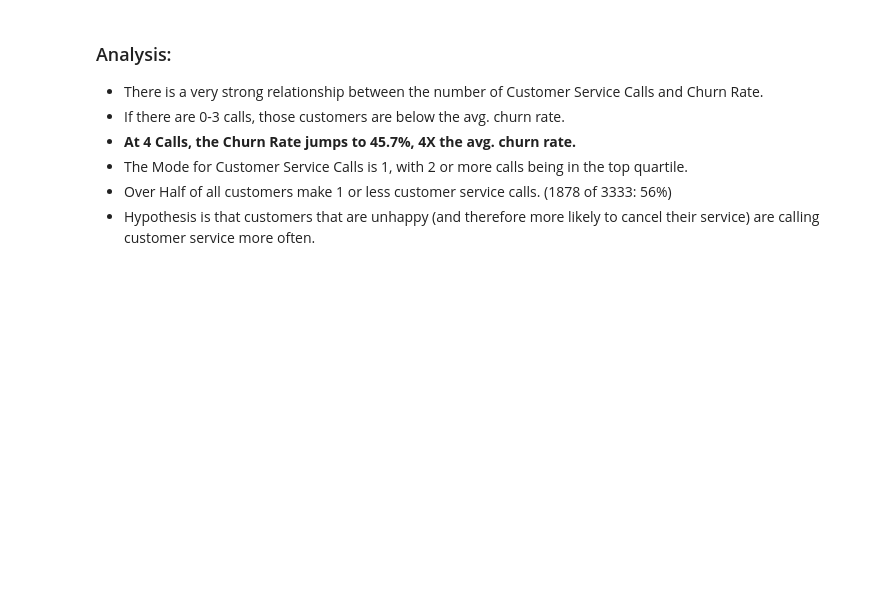
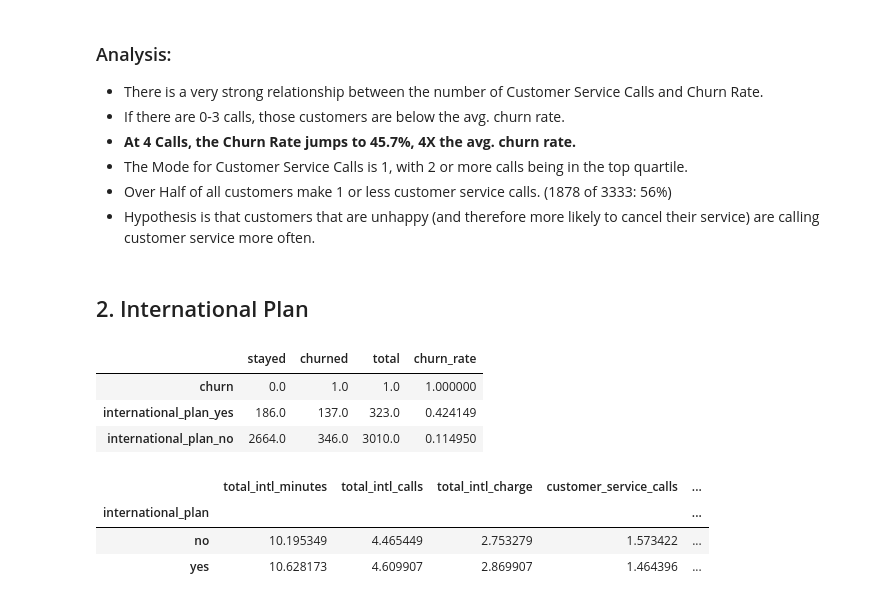
Before and after one commit to waruhiuuu/phase-3-individual-project, a Jupyter notebook: SyriaTel Customer Churn.ipynb, the cells around one changed output. Cells and saved outputs as stored; diff of their text form; code cells hidden in the pictures; blank space fills up the shorter version.

Commit message:
Feature Analysis: International Plan

```diff
--- a/SyriaTel Customer Churn.ipynb
+++ b/SyriaTel Customer Churn.ipynb
@@ -891,3 +891,29 @@ plt.show();
 - The Mode for Customer Service Calls is 1, with 2 or more calls being in the top quartile.
 - Over Half of all customers make 1 or less customer service calls. (1878 of 3333: 56%)
 - Hypothesis is that customers that are unhappy (and therefore more likely to cancel their service) are calling customer service more often.
+# %% [markdown]
+## 2. International Plan
+# %%
+intl_df = analysis_df[['international_plan_yes', 'international_plan_no', 'churn']]
+intl_churn_df = intl_df.groupby('churn').sum().reset_index()
+intl_churn_df = intl_churn_df.transpose()
+intl_churn_df = intl_churn_df.rename(columns={0: "stayed", 1: "churned"})
+intl_churn_df['total'] = intl_churn_df.apply(lambda x: x['stayed'] + x['churned'], axis=1)
+intl_churn_df['churn_rate'] = intl_churn_df.apply(lambda x: x['churned'] / x['total'], axis=1)
+intl_churn_df
+# %% [output]
+|  | stayed | churned | total | churn_rate |
+| churn | 0.0 | 1.0 | 1.0 | 1.000000 |
+| international_plan_yes | 186.0 | 137.0 | 323.0 | 0.424149 |
+| international_plan_no | 2664.0 | 346.0 | 3010.0 | 0.114950 |
+# %%
+df2 = df.copy()
+df2 = df2[['international_plan', 'total_intl_minutes', 'total_intl_calls', 'total_intl_charge',
+          'customer_service_calls', 'total_day_minutes', 'total_day_charge', 'churn']]
+# %%
+df2.groupby('international_plan').mean()
+# %% [output]
+|  | total_intl_minutes | total_intl_calls | total_intl_charge | customer_service_calls | ... |
+| international_plan |  |  |  |  | ... |
+| no | 10.195349 | 4.465449 | 2.753279 | 1.573422 | ... |
+| yes | 10.628173 | 4.609907 | 2.869907 | 1.464396 | ... |
```
Also changed, not shown: parts of 1 cell of this notebook.
